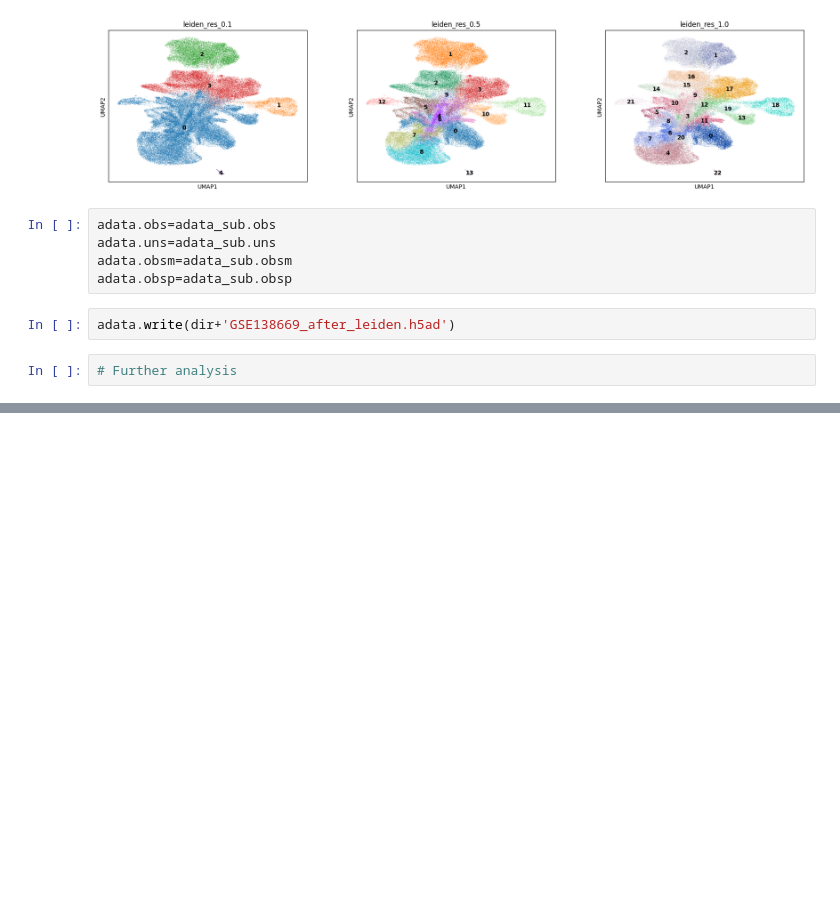
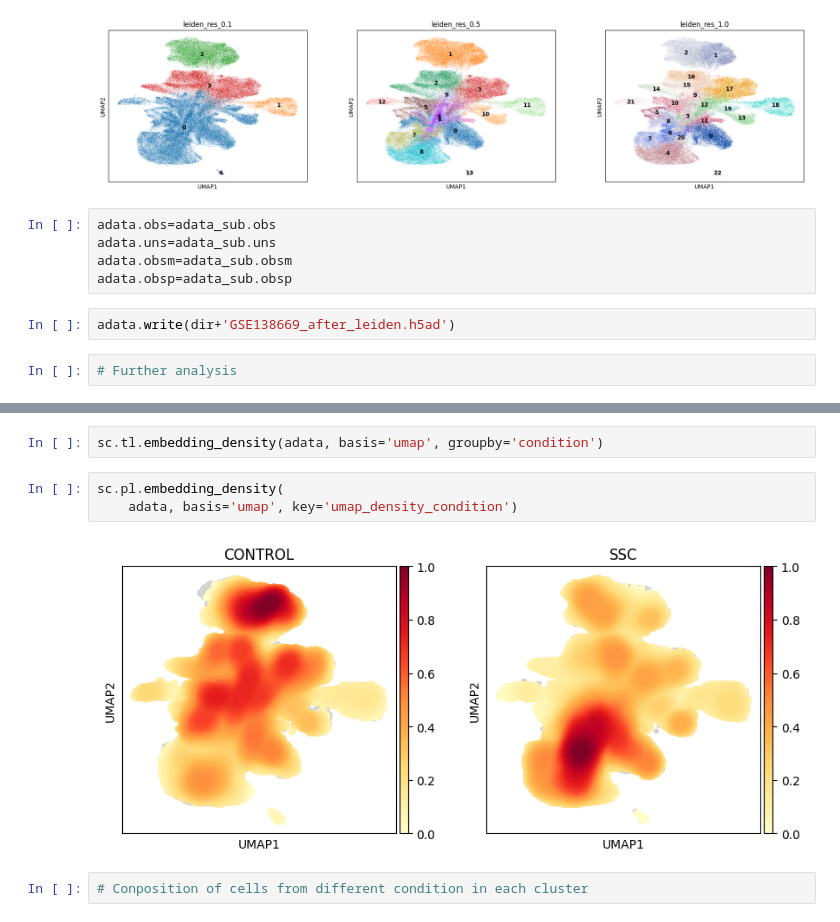
Before and after one commit to Vivian0105/Bioinformatics, a Jupyter notebook: scRNAseq_analysis.ipynb, the cells around one changed output, grey strips where cells are left out. Drawn from its saved outputs; the diff is of its cells as text; blank space fills up the shorter version.

```diff
--- a/scRNAseq_analysis.ipynb
+++ b/scRNAseq_analysis.ipynb
@@ -225,0 +236,9 @@ adata.write(dir+'GSE138669_after_leiden.h5ad')
+# %%
+sc.tl.embedding_density(adata, basis='umap', groupby='condition')
+# %%
+sc.pl.embedding_density(
+    adata, basis='umap', key='umap_density_condition')
+# %% [output]
+[figure, added]
+# %%
+# Conposition of cells from different condition in each cluster
```
Also changed, not shown: parts of 16 cells of this notebook.
